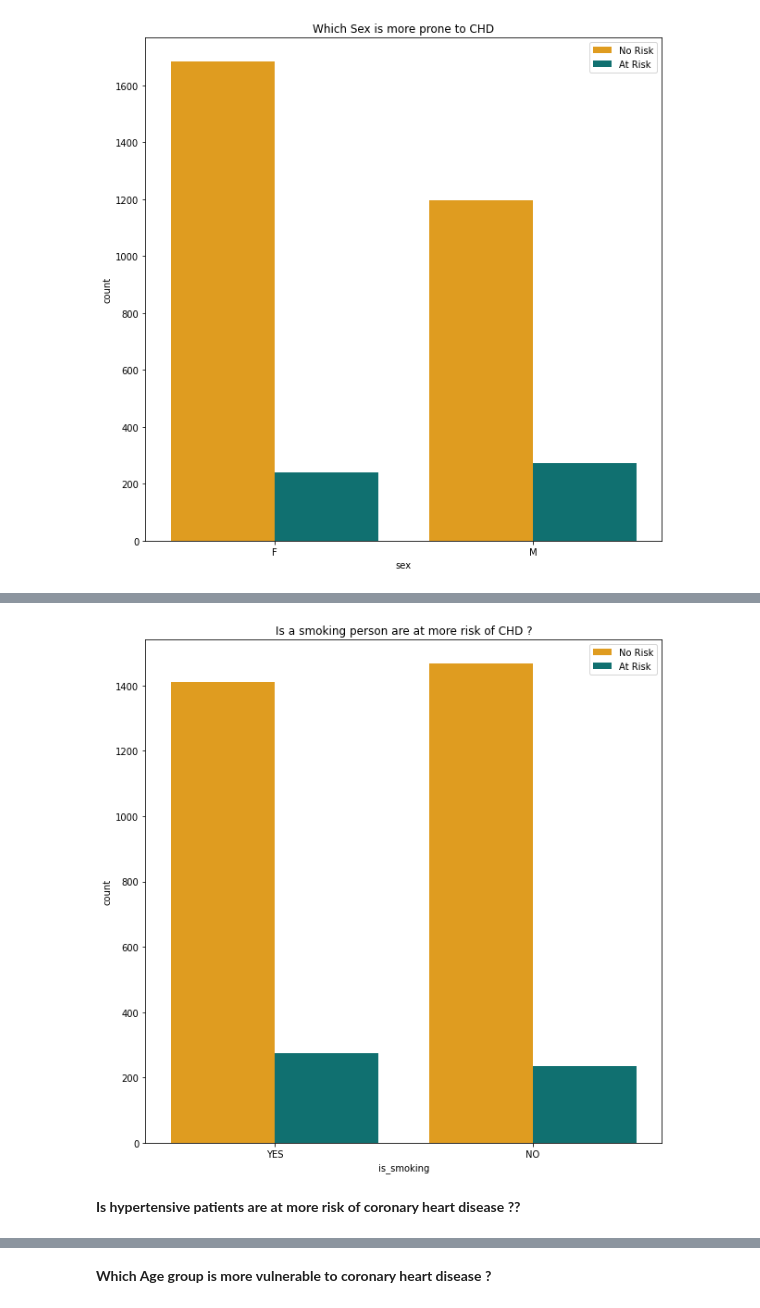
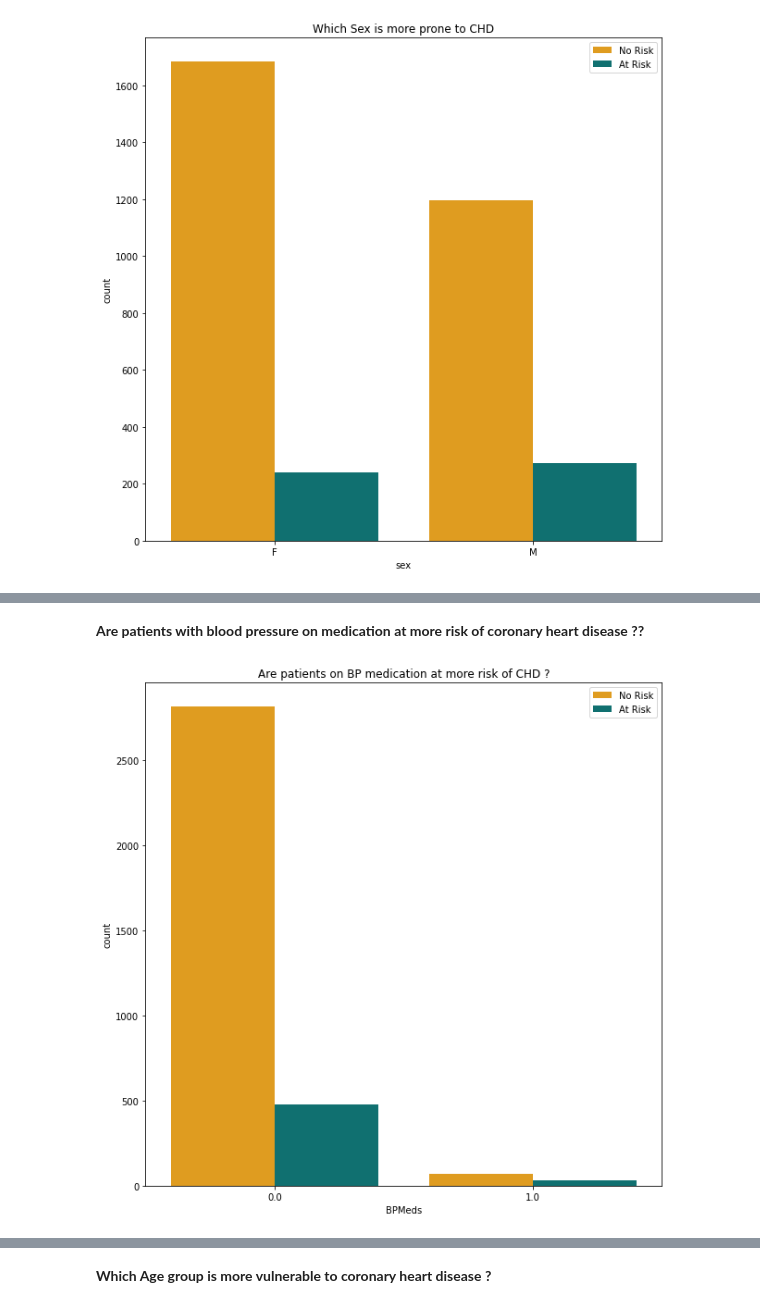
Before and after one commit to ameenattar92/Cardiovascular-Risk-Prediction, a Jupyter notebook: Cardiovascular_Risk_Prediction.ipynb, the cells around one changed output, grey strips where cells are left out. Saved outputs shown, nothing was run; the diff lists cells and outputs as text; code cells hidden in the pictures.

```diff
--- a/Cardiovascular_Risk_Prediction.ipynb
+++ b/Cardiovascular_Risk_Prediction.ipynb
@@ -77,5 +77,5 @@ Mounted at /content/drive
 # %%
-path = '/content/drive/MyDrive/Capstone Project/Cardiovascular Risk Prediction - Pradip Solanki/data/data_cardiovascular_risk.csv'
+path = '/content/drive/MyDrive/AlmaBetter Data Science/Capstone Projects/ Cardiovascular Risk Prediction/data_cardiovascular_risk.csv'
 # %%
 cvs_df = pd.read_csv(path , index_col = "id")
 # %% [markdown]
@@ -325,11 +345,11 @@ plt.show()
+# %% [markdown]
+**Are patients with blood pressure on medication at more risk of coronary heart disease ??**
 # %%
 my_palette = {0 : 'orange' , 1 : 'teal'}
 plt.figure(figsize = (10,10))
-sns.countplot(x = cvs_df['is_smoking'], hue = cvs_df['TenYearCHD'], palette = my_palette)
-plt.title("Is a smoking person are at more risk of CHD ?")
+sns.countplot(x = cvs_df['BPMeds'], hue = cvs_df['TenYearCHD'], palette = my_palette)
+plt.title("Are patients on BP medication at more risk of CHD ?")
 plt.legend(['No Risk','At Risk'])
 plt.show()
 # %% [output]
-[figure, old version]
+[figure, new version]
-# %% [markdown]
-**Is hypertensive patients are at more risk of coronary heart disease ??**
```
Also changed, not shown: parts of 87 cells of this notebook.
